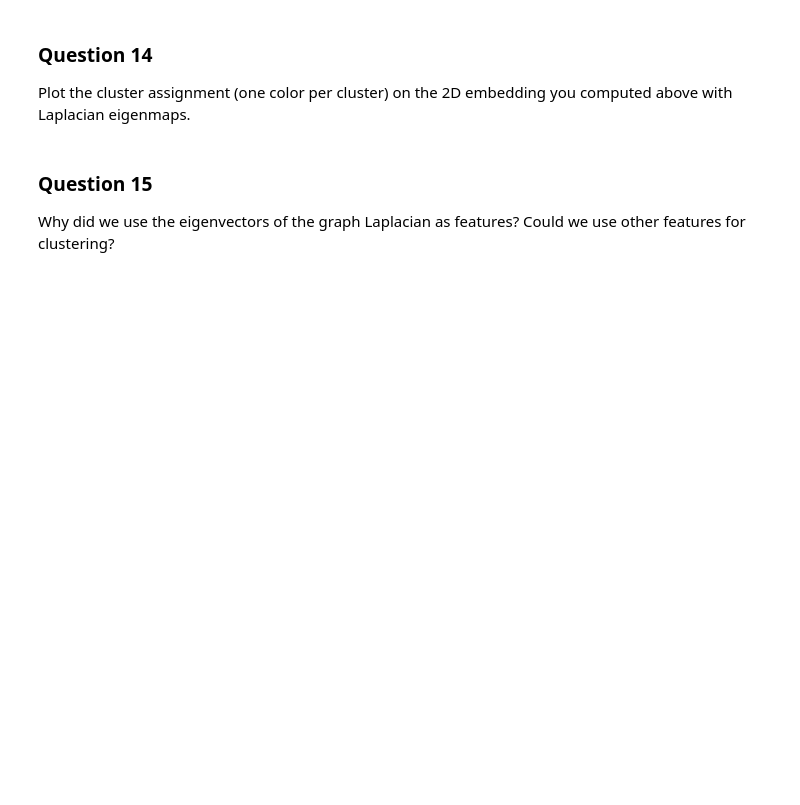
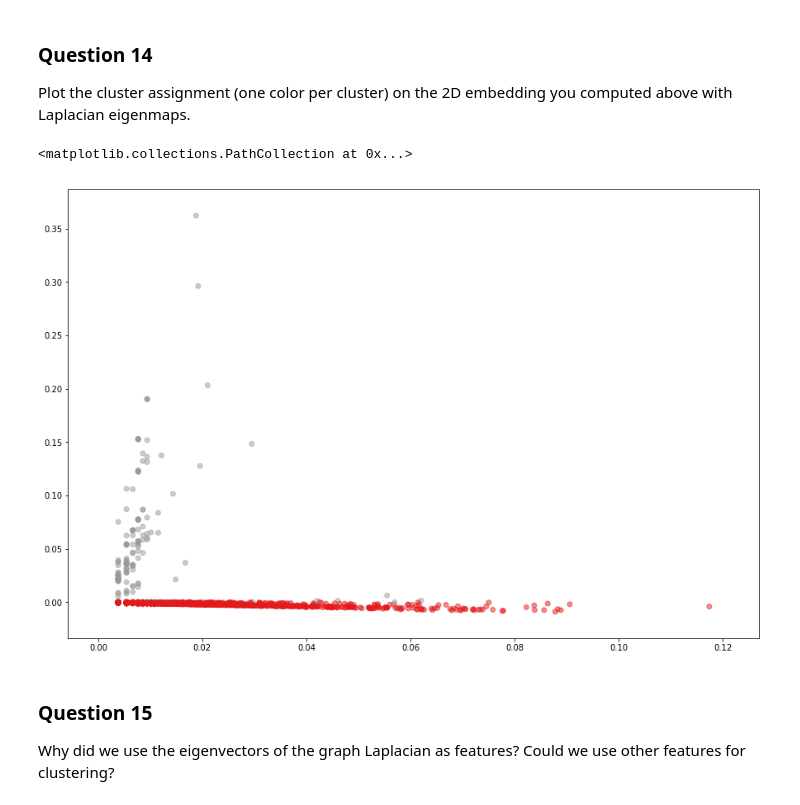
Before and after one commit to rusucosmin/ntp, a Jupyter notebook: 3_spectral_graph_theory.ipynb, the cells around one changed output. Cells and saved outputs as stored; diff of their text form; code cells hidden in the pictures; blank space fills up the shorter version.

```diff
--- a/3_spectral_graph_theory.ipynb
+++ b/3_spectral_graph_theory.ipynb
@@ -297,7 +326,7 @@ By looking at the plot in 2-dimension, we decided to split our graph in 2 compon
 1. If you want $k=2$ clusters, partition with the Fiedler vector. For $k > 2$ clusters, run $k$-means on $Z$. Don't implement $k$-means, use the `KMeans` class imported from scikit-learn.
 # %%
 #We want 2 clusters, so we use the Fiedler Vector
-labels = np.where(filter_eigen_vec[:,1] > 0, 1, 0)
+labels = np.where(eigen_vec[:,1] < 0, 1, 0)
 # %%
 kmeans = KMeans(n_clusters=4)
 # Normalized vectors and Fitting the input data
@@ -359,7 +402,10 @@ Plot the cluster assignment (one color per cluster) on the 2D embedding you comp
 # %%
 #move code from above here
 plt.figure(figsize=(15, 10))
-plt.scatter(filter_eigen_vec[:,0], filter_eigen_vec[:,1], alpha=0.5, cmap=plt.cm.Set1, c=labels)
+plt.scatter(eigen_vec[:,0], eigen_vec[:,1], alpha=0.5, cmap=plt.cm.Set1, c=labels)
+# %% [output]
+<matplotlib.collections.PathCollection at 0x...>
+[figure, added]
 # %% [markdown]
 ### Question 15
 
```
Also changed, not shown: parts of 30 cells of this notebook.
